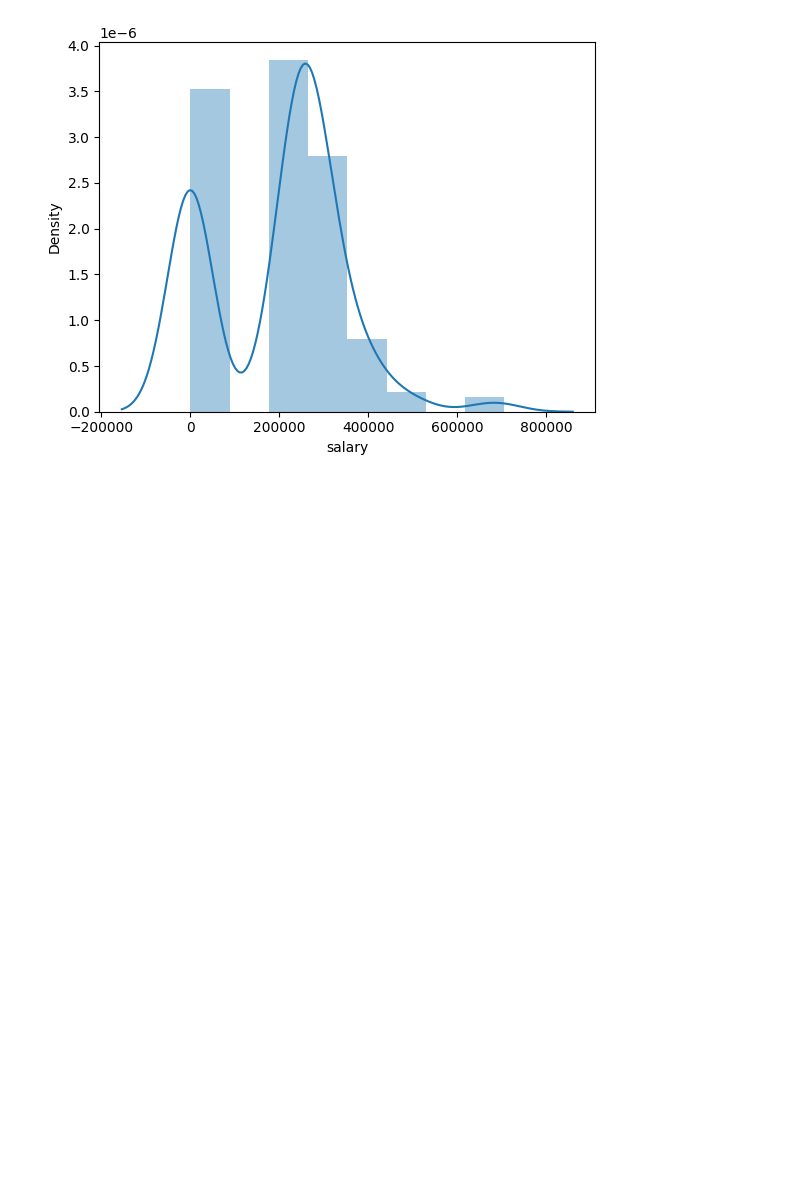
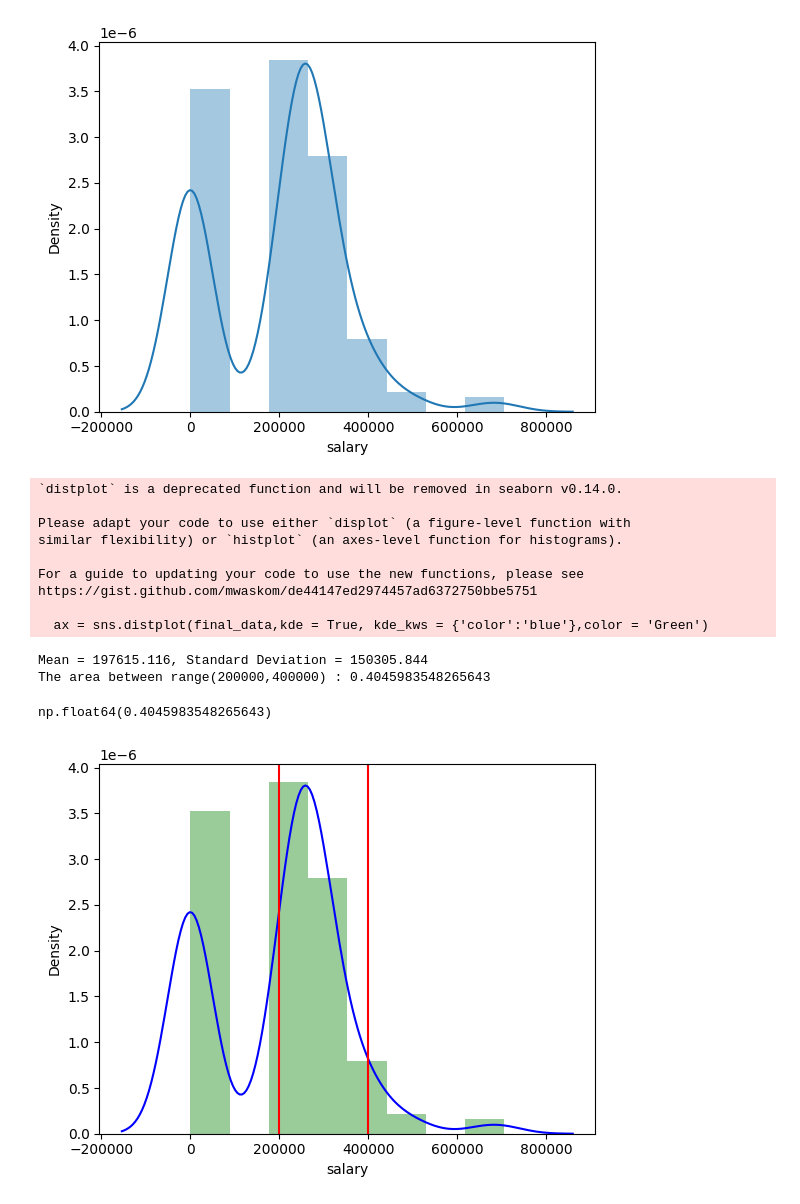
Before and after one commit to Monisha1205/google_colab_quanqual, a Jupyter notebook: Normal_distribution.ipynb, the cells around one changed output. Cells and saved outputs as stored; diff of their text form; code cells hidden in the pictures; blank space fills up the shorter version.

Commit message:
Created using Colab - Seaborn and Normal distribution

```diff
--- a/Normal_distribution.ipynb
+++ b/Normal_distribution.ipynb
@@ -344,3 +344,38 @@ https://gist.github.com/mwaskom/de44147ed2974457ad6372750bbe5751
   sns.distplot(dataset['salary'])
 <Axes: xlabel='salary', ylabel='Density'>
 [figure]
+# %%
+from os.path import normcase
+def get_pdf_probability(final_data,startrange,endrange):
+  from matplotlib import pyplot
+  from scipy.stats import norm
+  import seaborn as sns
+  ax = sns.distplot(final_data,kde = True, kde_kws = {'color':'blue'},color = 'Green')
+  pyplot.axvline(startrange,color = 'Red')
+  pyplot.axvline(endrange,color = 'Red')
+  sample = final_data
+  sample_mean = sample.mean()
+  sample_std = sample.std()
+  print('Mean = %.3f, Standard Deviation = %.3f' % (sample_mean, sample_std))
+  dist = norm(sample_mean, sample_std)
+  values = [value for value in range(startrange,endrange)]
+  probabilities = [dist.pdf(value) for value in values]
+  prob = sum(probabilities)
+  print("The area between range({},{}) : {}".format(startrange,endrange,sum(probabilities)))
+  return prob
+# %%
+get_pdf_probability(dataset['salary'],200000,400000)
+# %% [output]
+`distplot` is a deprecated function and will be removed in seaborn v0.14.0.
+
+Please adapt your code to use either `displot` (a figure-level function with
+similar flexibility) or `histplot` (an axes-level function for histograms).
+
+For a guide to updating your code to use the new functions, please see
+https://gist.github.com/mwaskom/de44147ed2974457ad6372750bbe5751
+
+  ax = sns.distplot(final_data,kde = True, kde_kws = {'color':'blue'},color = 'Green')
+Mean = 197615.116, Standard Deviation = 150305.844
+The area between range(200000,400000) : 0.4045983548265643
+np.float64(0.4045983548265643)
+[figure, added]
```
Also changed, not shown: parts of 1 cell of this notebook.
